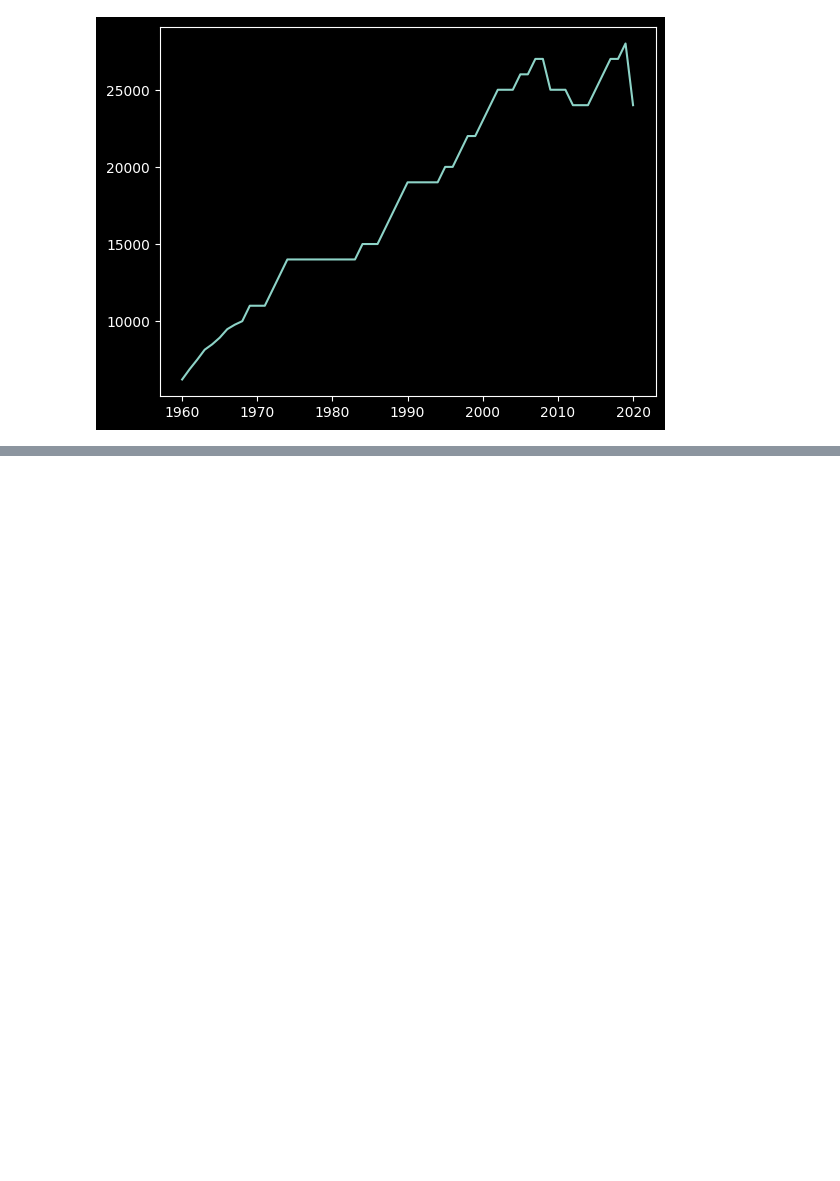
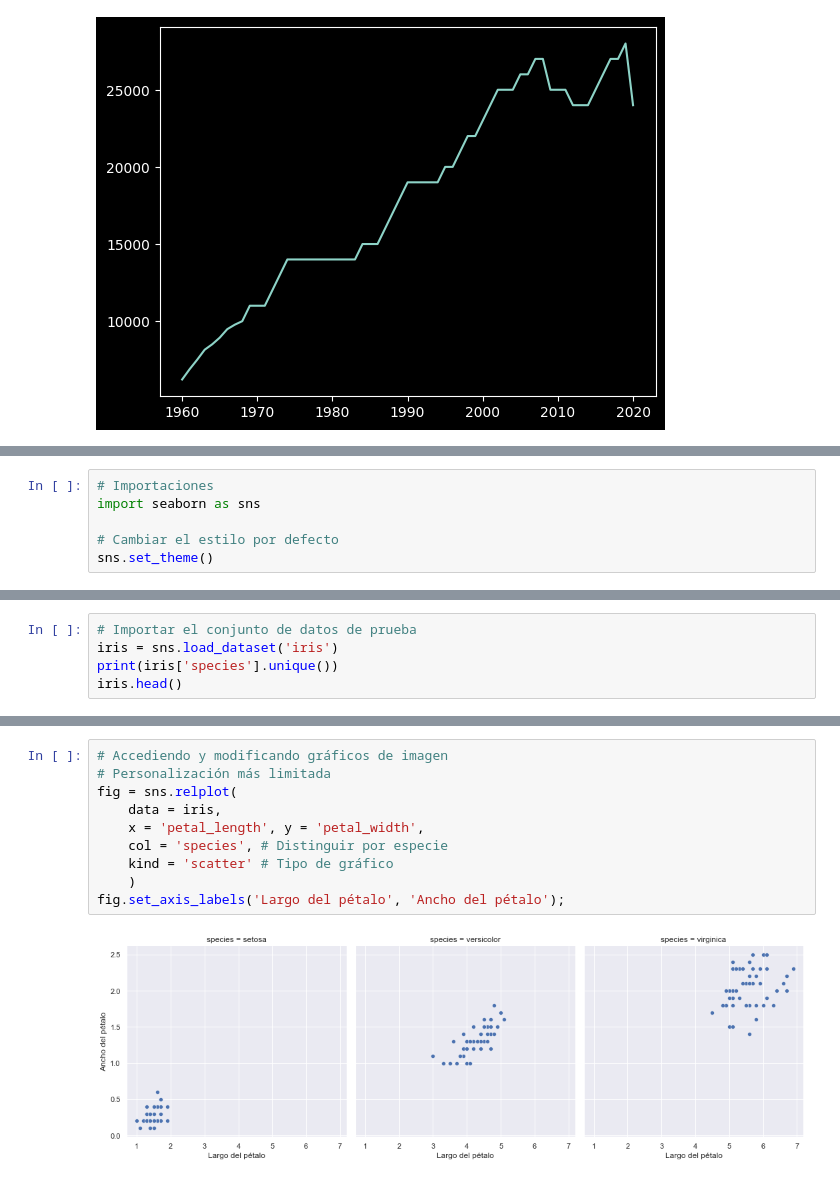
Before and after one commit to fjgarciaes/visualizacion_ironhack_19_01_2023, a Jupyter notebook: Seminario_visualizacion_Ironhack_19_01_2023.ipynb, the cells around one changed output, grey strips where cells are left out. Cells and saved outputs as stored; diff of their text form; blank space fills up the shorter version.

```diff
--- a/Seminario_visualizacion_Ironhack_19_01_2023.ipynb
+++ b/Seminario_visualizacion_Ironhack_19_01_2023.ipynb
@@ -461,0 +474,6 @@ mpl.rcParams.update(mpl.rcParamsDefault);
+# %%
+# Importaciones
+import seaborn as sns
+
+# Cambiar el estilo por defecto
+sns.set_theme()
@@ -461,0 +482,5 @@ mpl.rcParams.update(mpl.rcParamsDefault);
+# %%
+# Importar el conjunto de datos de prueba
+iris = sns.load_dataset('iris')
+print(iris['species'].unique())
+iris.head()
@@ -461,0 +514,12 @@ mpl.rcParams.update(mpl.rcParamsDefault);
+# %%
+# Accediendo y modificando gráficos de imagen
+# Personalización más limitada
+fig = sns.relplot(
+    data = iris,
+    x = 'petal_length', y = 'petal_width',
+    col = 'species', # Distinguir por especie
+    kind = 'scatter' # Tipo de gráfico
+    )
+fig.set_axis_labels('Largo del pétalo', 'Ancho del pétalo');
+# %% [output]
+[figure, added]
```
Also changed, not shown: parts of 129 cells of this notebook, 10 other files.
